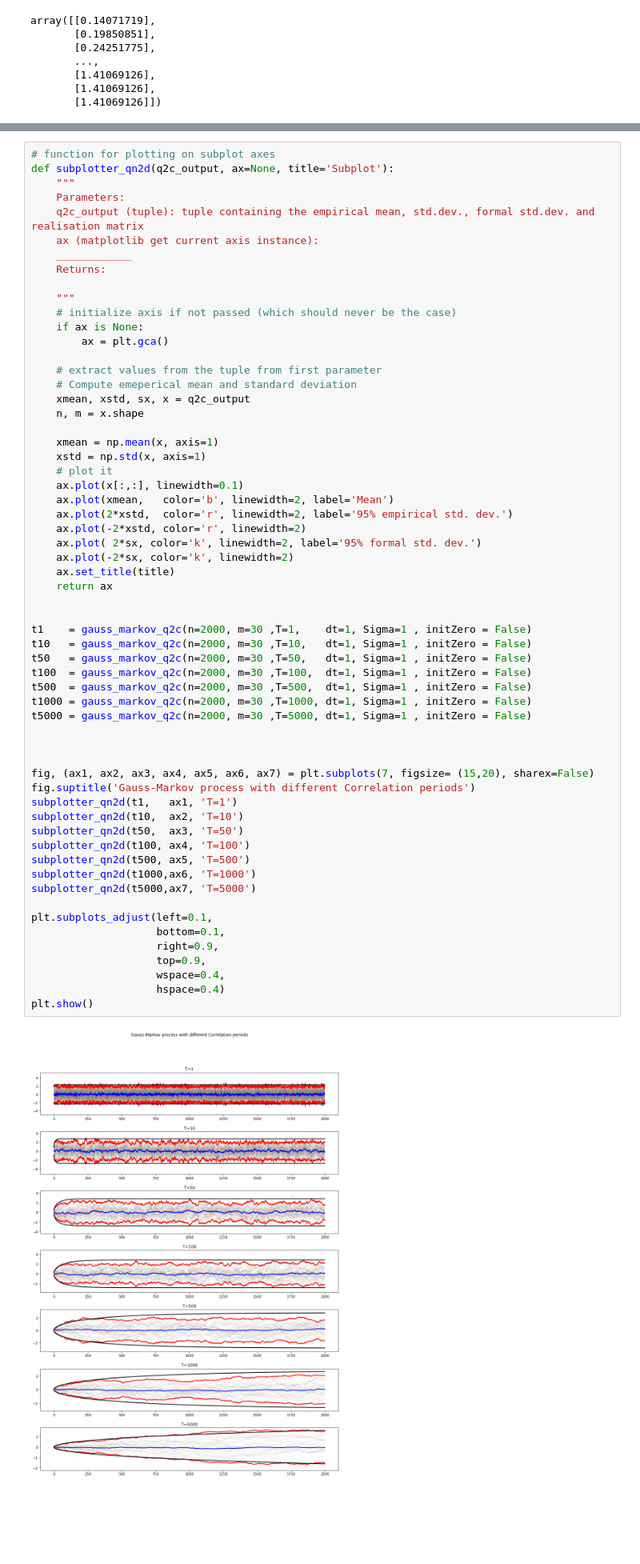
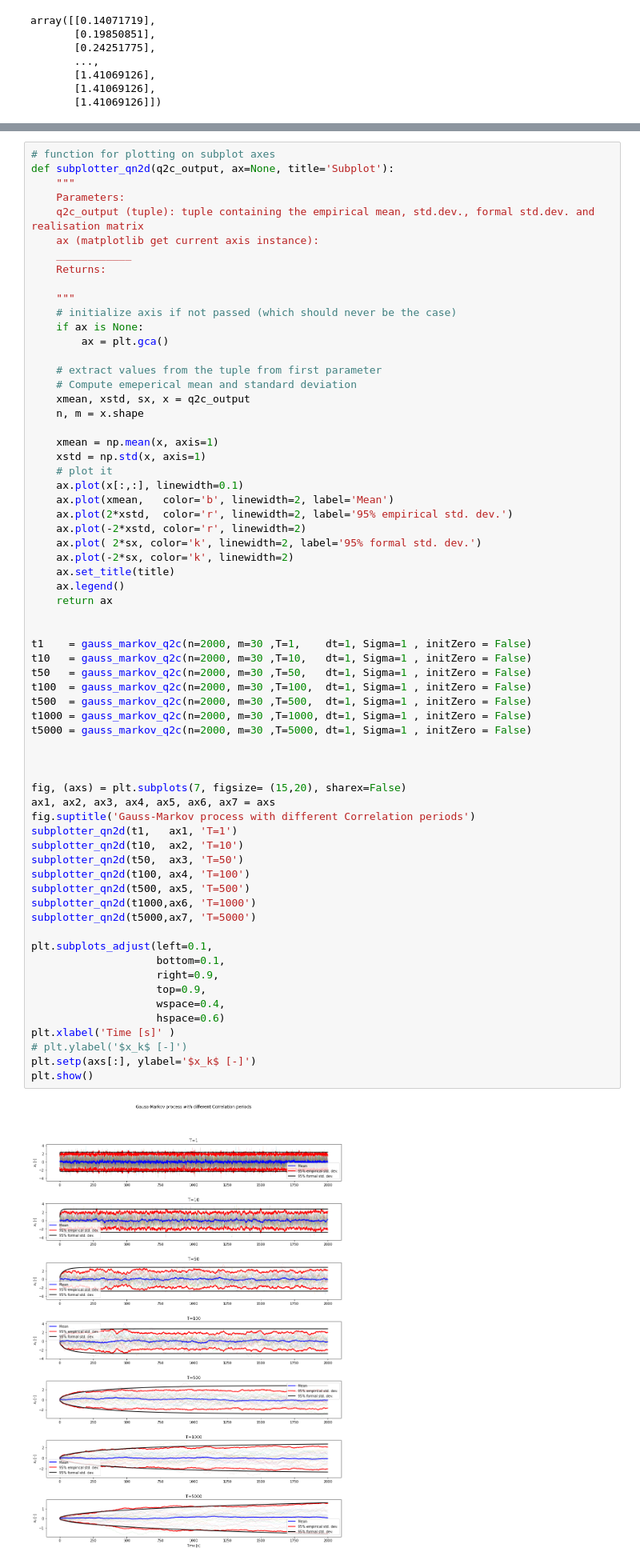
Before and after one commit to pratyush1611/CIE4604_Assignments, a Jupyter notebook: Assignment1/Assignment1.ipynb, the cells around one changed output, grey strips where cells are left out. Shown at 80% size. Cells and saved outputs as stored; diff of their text form; blank space fills up the shorter version.

Commit message:
question 2d done, with labelling and legend

```diff
--- a/Assignment1/Assignment1.ipynb
+++ b/Assignment1/Assignment1.ipynb
@@ -392,38 +392,43 @@ def subplotter_qn2d(q2c_output, ax=None, title='Subplot'):
     ax.plot( 2*sx, color='k', linewidth=2, label='95% formal std. dev.')
     ax.plot(-2*sx, color='k', linewidth=2)
     ax.set_title(title)
+    ax.legend()
     return ax
 
 
 t1    = gauss_markov_q2c(n=2000, m=30 ,T=1,    dt=1, Sigma=1 , initZero = False)
 t10   = gauss_markov_q2c(n=2000, m=30 ,T=10,   dt=1, Sigma=1 , initZero = False)
 t50   = gauss_markov_q2c(n=2000, m=30 ,T=50,   dt=1, Sigma=1 , initZero = False)
 t100  = gauss_markov_q2c(n=2000, m=30 ,T=100,  dt=1, Sigma=1 , initZero = False)
 t500  = gauss_markov_q2c(n=2000, m=30 ,T=500,  dt=1, Sigma=1 , initZero = False)
 t1000 = gauss_markov_q2c(n=2000, m=30 ,T=1000, dt=1, Sigma=1 , initZero = False)
 t5000 = gauss_markov_q2c(n=2000, m=30 ,T=5000, dt=1, Sigma=1 , initZero = False)
 
 
 
-fig, (ax1, ax2, ax3, ax4, ax5, ax6, ax7) = plt.subplots(7, figsize= (15,20), sharex=False)
+fig, (axs) = plt.subplots(7, figsize= (15,20), sharex=False)
+ax1, ax2, ax3, ax4, ax5, ax6, ax7 = axs
 fig.suptitle('Gauss-Markov process with different Correlation periods')
 subplotter_qn2d(t1,   ax1, 'T=1')
 subplotter_qn2d(t10,  ax2, 'T=10')
 subplotter_qn2d(t50,  ax3, 'T=50')
 subplotter_qn2d(t100, ax4, 'T=100')
 subplotter_qn2d(t500, ax5, 'T=500')
 subplotter_qn2d(t1000,ax6, 'T=1000')
 subplotter_qn2d(t5000,ax7, 'T=5000')
 
 plt.subplots_adjust(left=0.1,
                     bottom=0.1,
                     right=0.9,
                     top=0.9,
                     wspace=0.4,
-                    hspace=0.4)
+                    hspace=0.6)
+plt.xlabel('Time [s]' )
+# plt.ylabel('$x_k$ [-]')
+plt.setp(axs[:], ylabel='$x_k$ [-]')
 plt.show()
 # %% [output]
-[figure, old version]
+[figure, new version]
 # %% [markdown]
 ## Part III - Standard deviation of the slope (rate of change)
 
```
